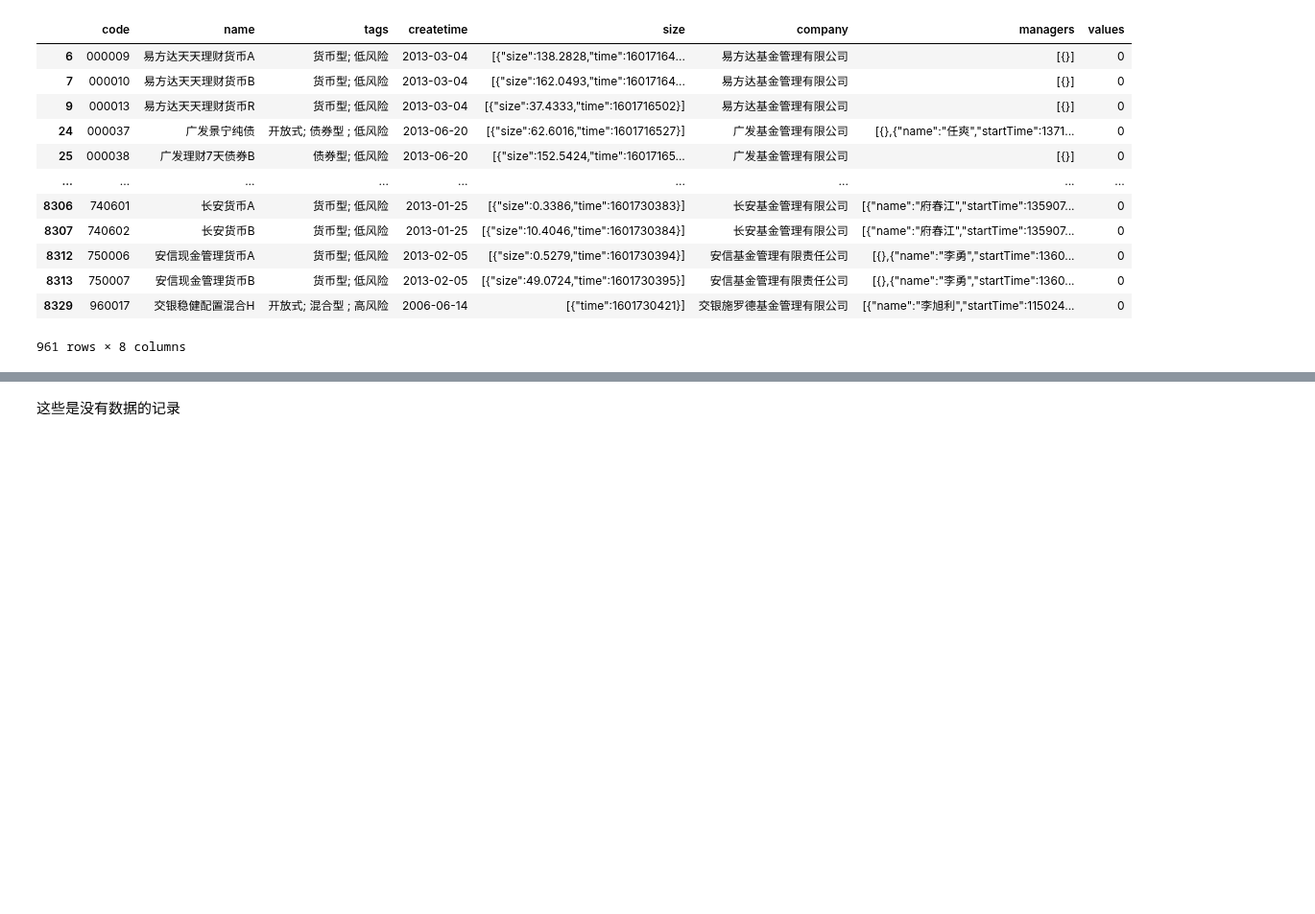
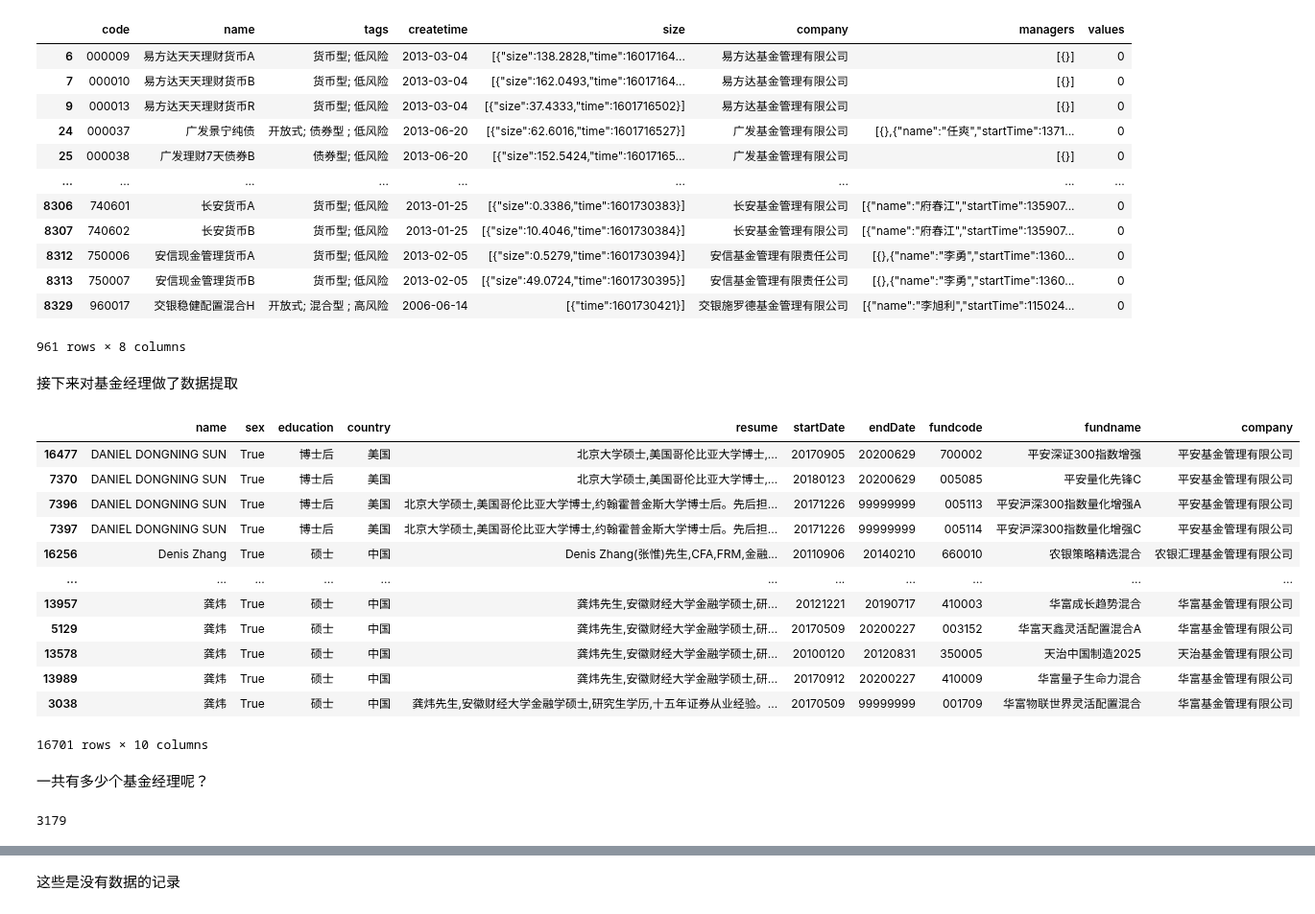
Before and after one commit to zhs007/jupyternotebook.demo, a Jupyter notebook: home/cnfunds/cnfund002.ipynb, the cells around one changed output, grey strips where cells are left out. Shown at 96% size. Saved outputs shown, nothing was run; the diff lists cells and outputs as text; code cells hidden in the pictures; blank space fills up the shorter version.

```diff
--- a/home/cnfunds/cnfund002.ipynb
+++ b/home/cnfunds/cnfund002.ipynb
@@ -66,3 +66,30 @@ dfNoData
 | 8313 | 750007 | 安信现金管理货币B | 货币型; 低风险 | 2013-02-05 | [{"size":49.0724,"time":1601730395}] | 安信基金管理有限责任公司 | [{},{"name":"李勇","startTime":1360... | 0 |
 | 8329 | 960017 | 交银稳健配置混合H | 开放式; 混合型 ; 高风险 | 2006-06-14 | [{"time":1601730421}] | 交银施罗德基金管理有限公司 | [{"name":"李旭利","startTime":115024... | 0 |
 961 rows × 8 columns
+# %% [markdown]
+接下来对基金经理做了数据提取
+# %%
+dataManagers = cnfundutils.getManagers(dfFunds)
+dfManagers = pd.DataFrame(dataManagers)
+# %%
+dfManagers.sort_values(by='name')
+# %% [output]
+|  | name | sex | education | country | resume | startDate | endDate | fundcode | fundname | company |
+| 16477 | DANIEL DONGNING SUN | True | 博士后 | 美国 | 北京大学硕士,美国哥伦比亚大学博士,... | 20170905 | 20200629 | 700002 | 平安深证300指数增强 | 平安基金管理有限公司 |
+| 7370 | DANIEL DONGNING SUN | True | 博士后 | 美国 | 北京大学硕士,美国哥伦比亚大学博士,... | 20180123 | 20200629 | 005085 | 平安量化先锋C | 平安基金管理有限公司 |
+| 7396 | DANIEL DONGNING SUN | True | 博士后 | 美国 | 北京大学硕士,美国哥伦比亚大学博士,约翰霍普金斯大学博士后。先后担... | 20171226 | 99999999 | 005113 | 平安沪深300指数量化增强A | 平安基金管理有限公司 |
+| 7397 | DANIEL DONGNING SUN | True | 博士后 | 美国 | 北京大学硕士,美国哥伦比亚大学博士,约翰霍普金斯大学博士后。先后担... | 20171226 | 99999999 | 005114 | 平安沪深300指数量化增强C | 平安基金管理有限公司 |
+| 16256 | Denis Zhang | True | 硕士 | 中国 | Denis Zhang(张惟)先生,CFA,FRM,金融... | 20110906 | 20140210 | 660010 | 农银策略精选混合 | 农银汇理基金管理有限公司 |
+| ... | ... | ... | ... | ... | ... | ... | ... | ... | ... | ... |
+| 13957 | 龚炜 | True | 硕士 | 中国 | 龚炜先生,安徽财经大学金融学硕士,研... | 20121221 | 20190717 | 410003 | 华富成长趋势混合 | 华富基金管理有限公司 |
+| 5129 | 龚炜 | True | 硕士 | 中国 | 龚炜先生,安徽财经大学金融学硕士,研... | 20170509 | 20200227 | 003152 | 华富天鑫灵活配置混合A | 华富基金管理有限公司 |
+| 13578 | 龚炜 | True | 硕士 | 中国 | 龚炜先生,安徽财经大学金融学硕士,研... | 20100120 | 20120831 | 350005 | 天治中国制造2025 | 天治基金管理有限公司 |
+| 13989 | 龚炜 | True | 硕士 | 中国 | 龚炜先生,安徽财经大学金融学硕士,研... | 20170912 | 20200227 | 410009 | 华富量子生命力混合 | 华富基金管理有限公司 |
+| 3038 | 龚炜 | True | 硕士 | 中国 | 龚炜先生,安徽财经大学金融学硕士,研究生学历,十五年证券从业经验。... | 20170509 | 99999999 | 001709 | 华富物联世界灵活配置混合 | 华富基金管理有限公司 |
+16701 rows × 10 columns
+# %% [markdown]
+一共有多少个基金经理呢？
+# %%
+dfManagers['name'].nunique()
+# %% [output]
+3179
```
Also changed, not shown: parts of 5 cells of this notebook, 1 other file.
